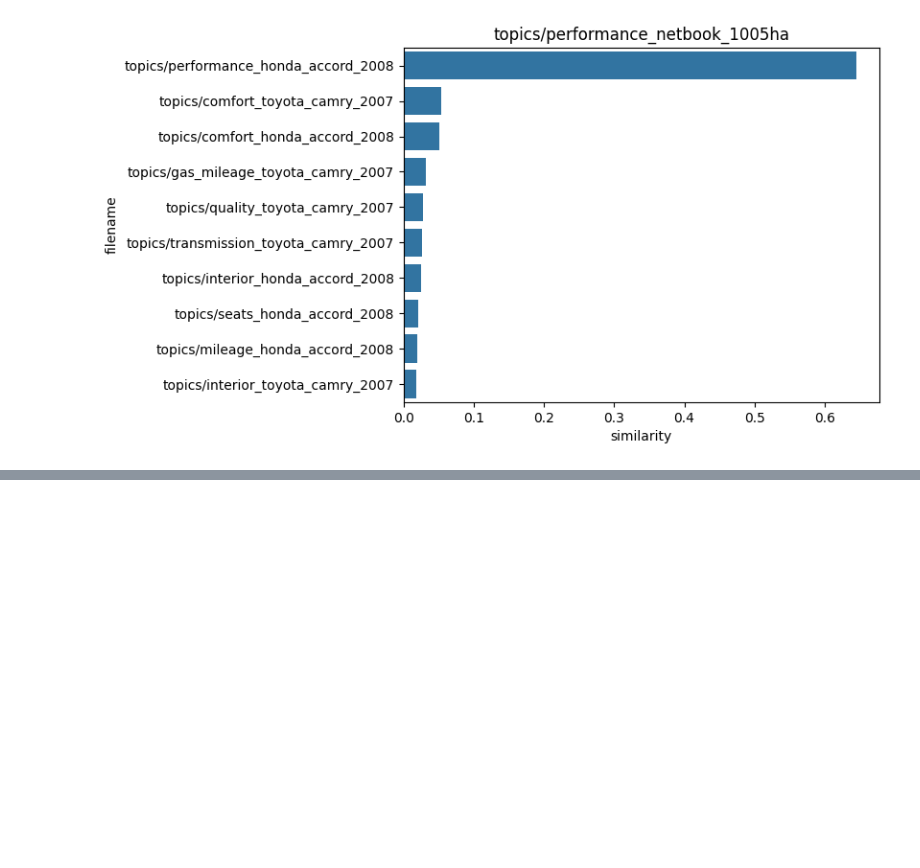
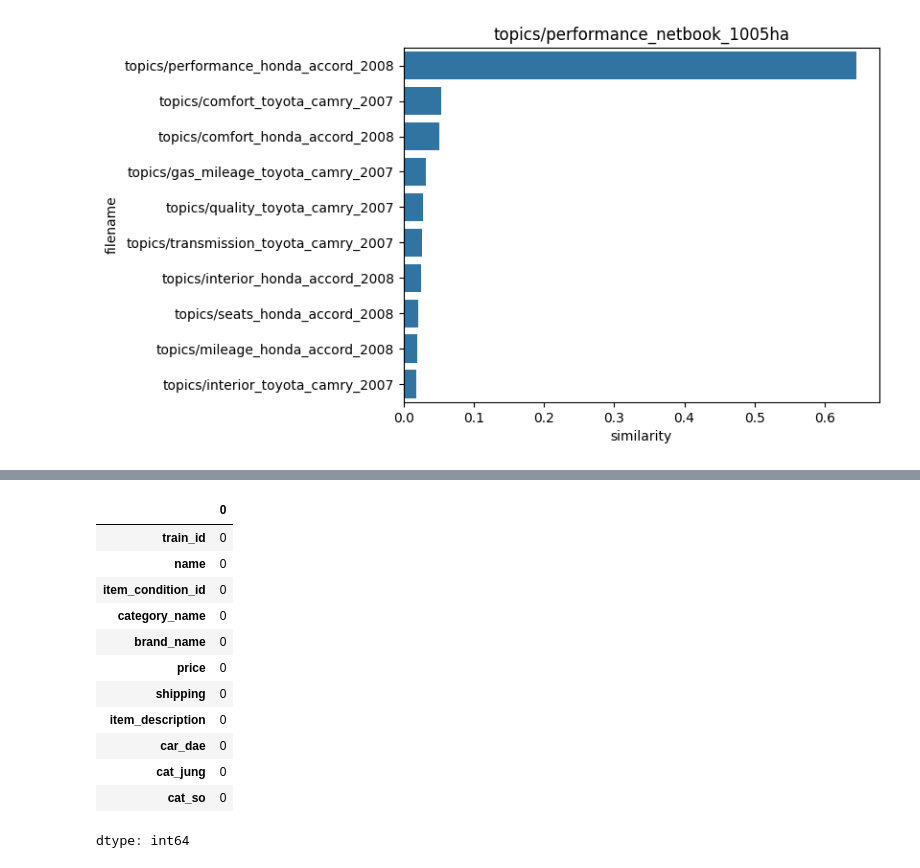
Before and after one commit to suhyeon03/study_ML_, a Jupyter notebook: _text_mining_practice.ipynb, the cells around one changed output, grey strips where cells are left out. Cells and saved outputs as stored; diff of their text form; code cells hidden in the pictures; blank space fills up the shorter version.

```diff
--- a/_text_mining_practice.ipynb
+++ b/_text_mining_practice.ipynb
@@ -1675,0 +1832,3 @@ Text(0.5, 1.0, 'topics/performance_netbook_1005ha')
+# %%
+mercari_df['price'] = np.log1p(mercari_df['price'])
+mercari_df['price'].head(3)
@@ -1675,0 +1900,25 @@ Text(0.5, 1.0, 'topics/performance_netbook_1005ha')
+# %%
+# 마지막으로 band_name, category_name, item_description 칼럼의 null 값은 일괄적으로 'Other Null'로 동일하게 변경한다.
+# brand_name은 price 값 결정에 영향을 많이 줄 것으로 판단되지만, Null 값이 매우 많다. 아쉽게도 이 Null 값을 다른 값으로 변경하는 것은 적절하지
+# 않을 것으로 판단되므로 일괄적으로 'Other_Null'로 변경한다.
+
+mercari_df['brand_name'] = mercari_df['brand_name'].fillna('Other_Null')
+mercari_df['category_name'] = mercari_df['category_name'].fillna('Other_Null')
+mercari_df['item_description'] = mercari_df['item_description'].fillna('Other_Null')
+
+# 각 컬럼별로 Null 값 건수 확인, 모두 0이 나와야한다.
+mercari_df.isnull().sum()
+# %% [output]
+|  | 0 |
+| train_id | 0 |
+| name | 0 |
+| item_condition_id | 0 |
+| category_name | 0 |
+| brand_name | 0 |
+| price | 0 |
+| shipping | 0 |
+| item_description | 0 |
+| car_dae | 0 |
+| cat_jung | 0 |
+| cat_so | 0 |
+dtype: int64
```
Also changed, not shown: parts of 35 cells of this notebook.
